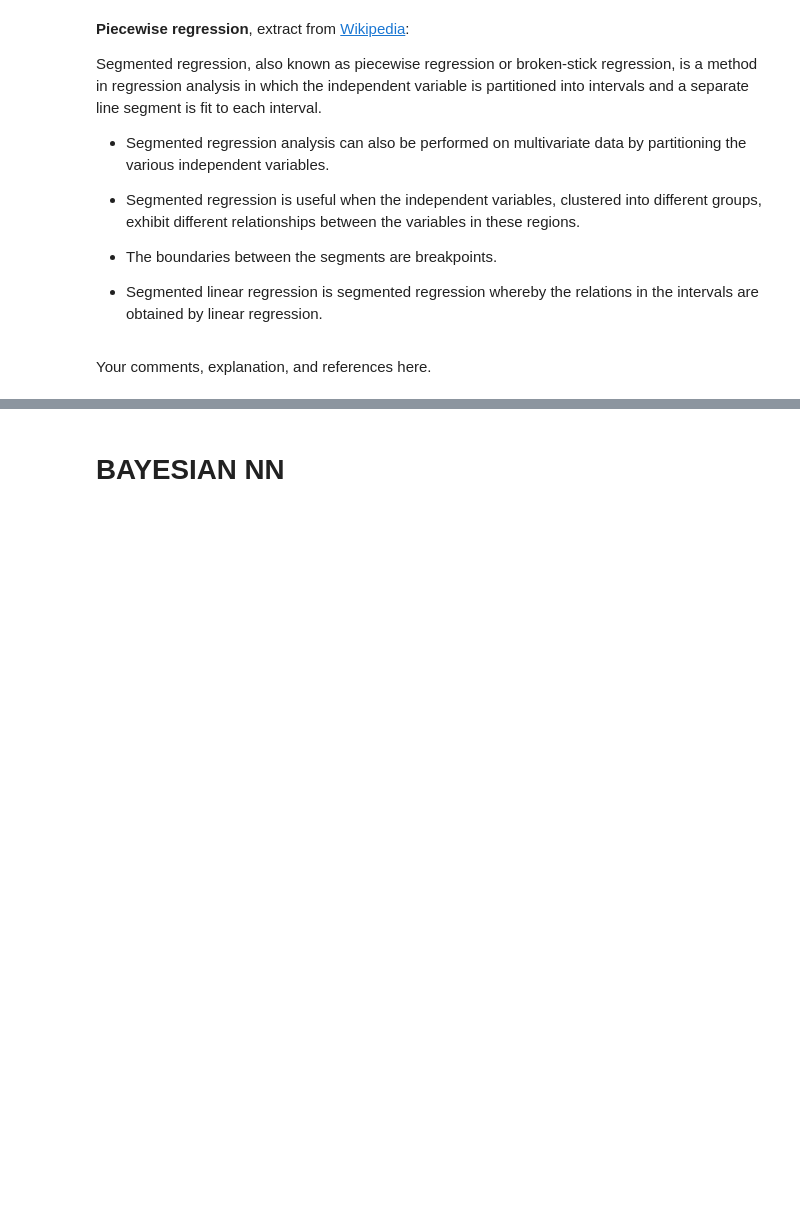
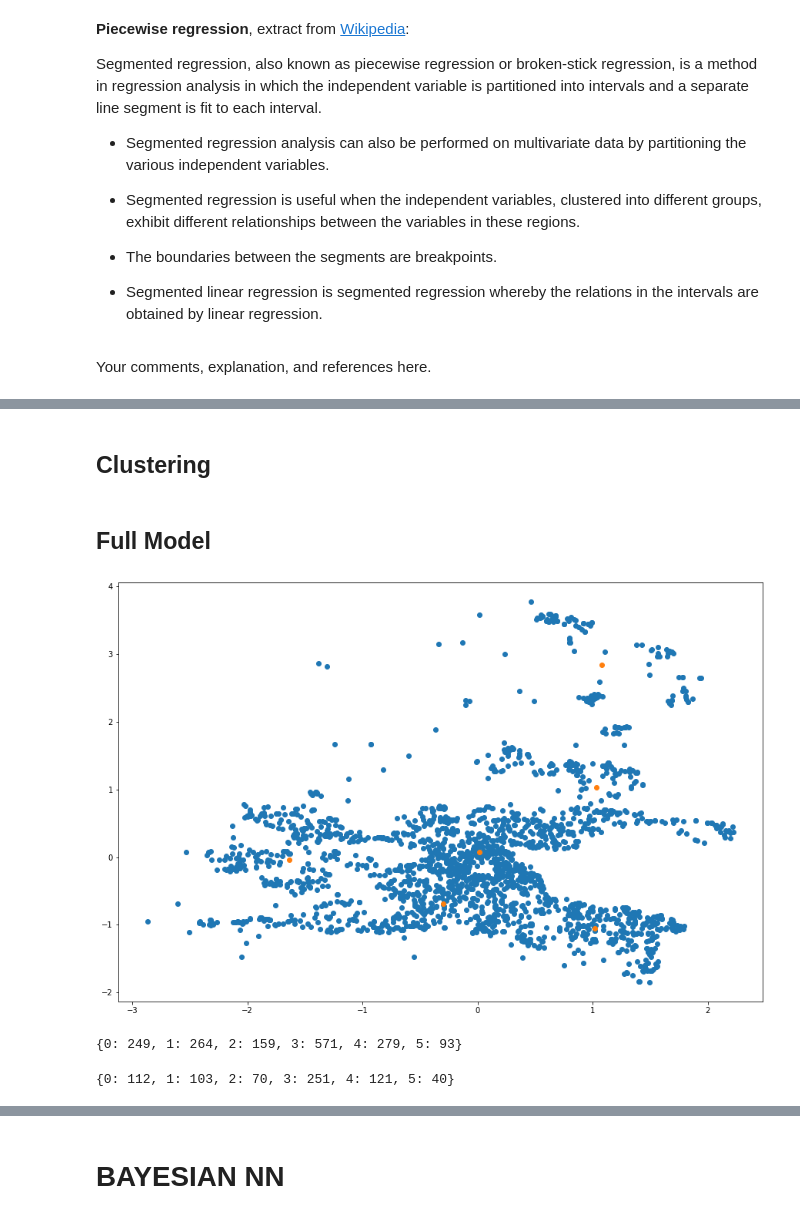
Before and after one commit to markdevine/ET5003_SEM1_2021-2, a Jupyter notebook: ET5003_KaggleCompetition_MarkDevine_19187289.ipynb, the cells around one changed output, grey strips where cells are left out. Cells and saved outputs as stored; diff of their text form; code cells hidden in the pictures; blank space fills up the shorter version.

```diff
--- a/ET5003_KaggleCompetition_MarkDevine_19187289.ipynb
+++ b/ET5003_KaggleCompetition_MarkDevine_19187289.ipynb
@@ -981,0 +1183,36 @@ Your comments, explanation, and references here.
+# %% [markdown]
+## Clustering
+# %% [markdown]
+## Full Model
+# %%
+# training gaussian mixture model
+from sklearn.mixture import GaussianMixture
+
+gmm = GaussianMixture(n_components=6)
+
+# clustering by features 2 and 3 which is longitude and latitude so essentially location, location, location!
+ind=[2,3]
+X_ind = np.vstack([Xn_train[:,ind],Xn_test[:,ind]])
+# Gaussian Mixture
+gmm.fit(X_ind)
+# plot blue dots
+plt.scatter(X_ind[:,0],X_ind[:,1])
+# centroids:  orange dots
+plt.scatter(gmm.means_[:,0],gmm.means_[:,1])
+plt.rcParams['figure.figsize'] = [25, 20]
+# %% [output]
+[figure, added]
+# %%
+# train clusters
+clusters_train = gmm.predict(Xn_train[:,ind])
+unique_train, counts_train = np.unique(clusters_train, return_counts=True)
+dict(zip(unique_train, counts_train))
+# %% [output]
+{0: 249, 1: 264, 2: 159, 3: 571, 4: 279, 5: 93}
+# %%
+# test clusters
+clusters_test = gmm.predict(Xn_test[:,ind])
+unique_test, counts_test = np.unique(clusters_test, return_counts=True)
+dict(zip(unique_test, counts_test))
+# %% [output]
+{0: 112, 1: 103, 2: 70, 3: 251, 4: 121, 5: 40}
```
Also changed, not shown: parts of 63 cells of this notebook.
